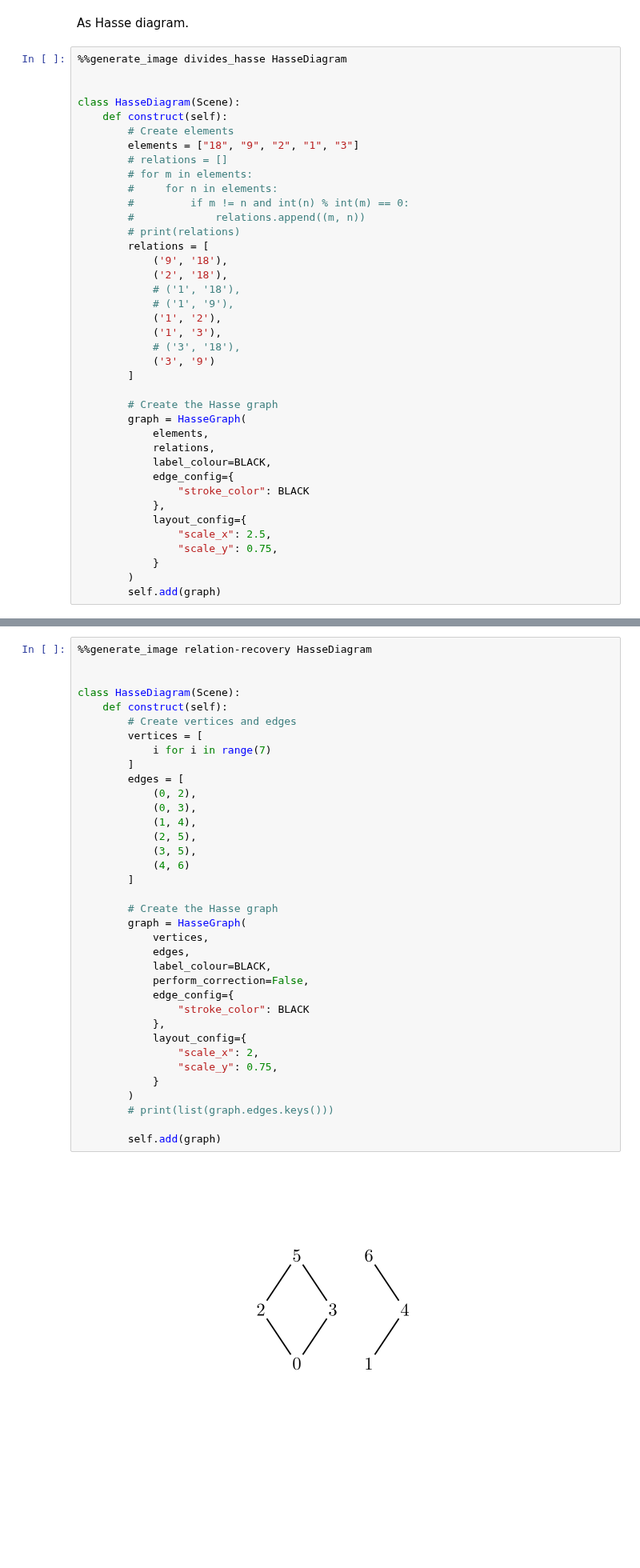
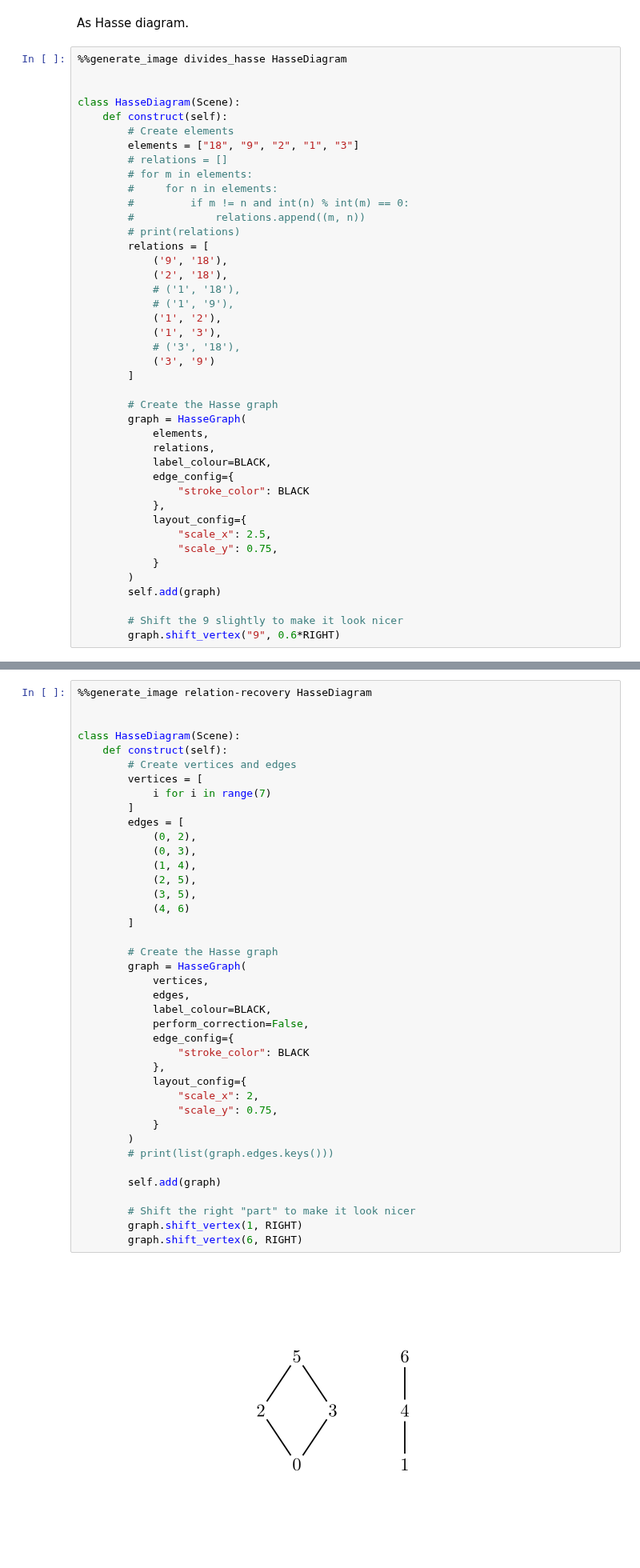
Before and after one commit to PhotonicGluon/NZQRC-Book, a Jupyter notebook: code/image_generation/notebooks/part-2/relations-2.ipynb, the cells around one changed output, grey strips where cells are left out. Shown at 80% size. Cells and saved outputs as stored; diff of their text form; blank space fills up the shorter version.

Commit message:
Adjust some Hasse diagrams to make them look nicer

```diff
--- a/code/image_generation/notebooks/part-2/relations-2.ipynb
+++ b/code/image_generation/notebooks/part-2/relations-2.ipynb
@@ -522,4 +522,7 @@ class HasseDiagram(Scene):
             }
         )
         self.add(graph)
+
+        # Shift the 9 slightly to make it look nicer
+        graph.shift_vertex("9", 0.6*RIGHT)
 # %% [output]
@@ -694,34 +697,38 @@ class HasseDiagram(Scene):
         vertices = [
             i for i in range(7)
         ]
         edges = [
             (0, 2),
             (0, 3),
             (1, 4),
             (2, 5),
             (3, 5),
             (4, 6)
         ]
 
         # Create the Hasse graph
         graph = HasseGraph(
             vertices,
             edges,
             label_colour=BLACK,
             perform_correction=False,
             edge_config={
                 "stroke_color": BLACK
             },
             layout_config={
                 "scale_x": 2,
                 "scale_y": 0.75,
             }
         )
         # print(list(graph.edges.keys()))
 
         self.add(graph)
+
+        # Shift the right "part" to make it look nicer
+        graph.shift_vertex(1, RIGHT)
+        graph.shift_vertex(6, RIGHT)
 # %% [output]
-[figure, old version]
+[figure, new version]
 # %% [markdown]
 ### Maximal, Minimal, Greatest, Least Elements
 # %%
```
Also changed, not shown: parts of 1 cell of this notebook, 2 other files.
